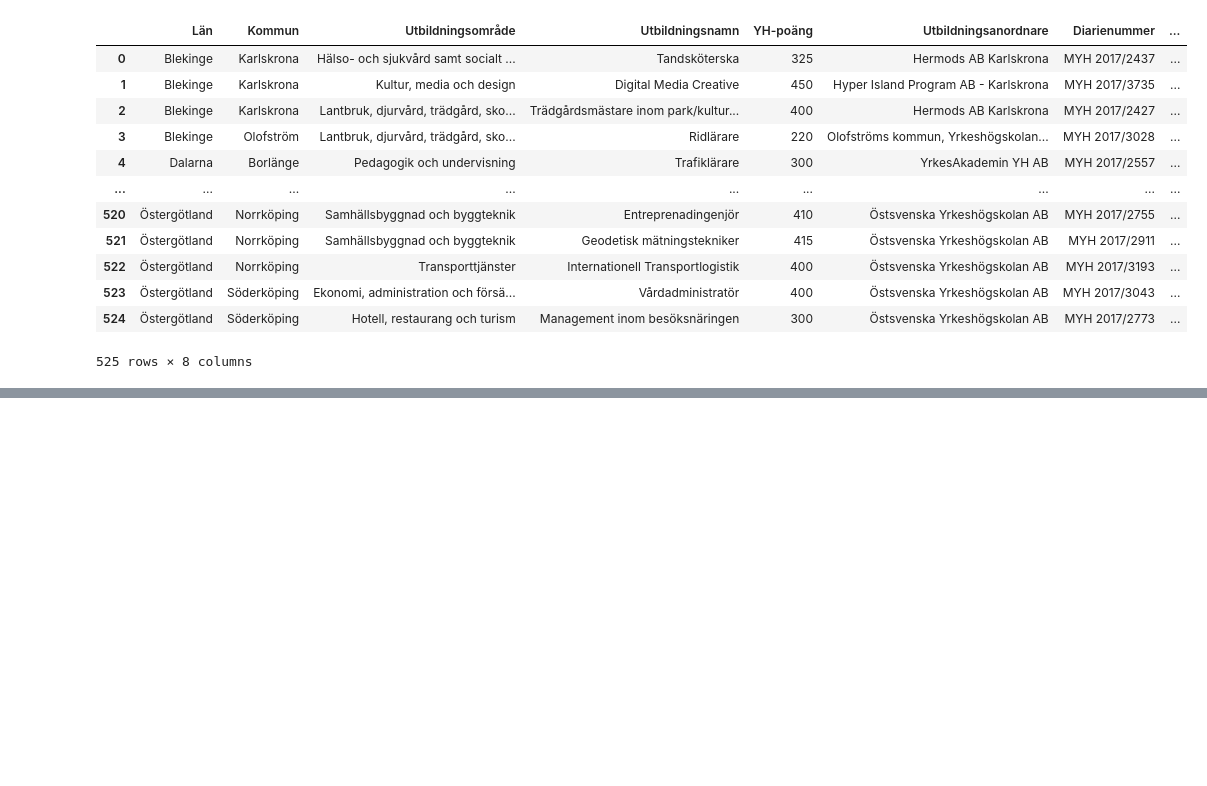
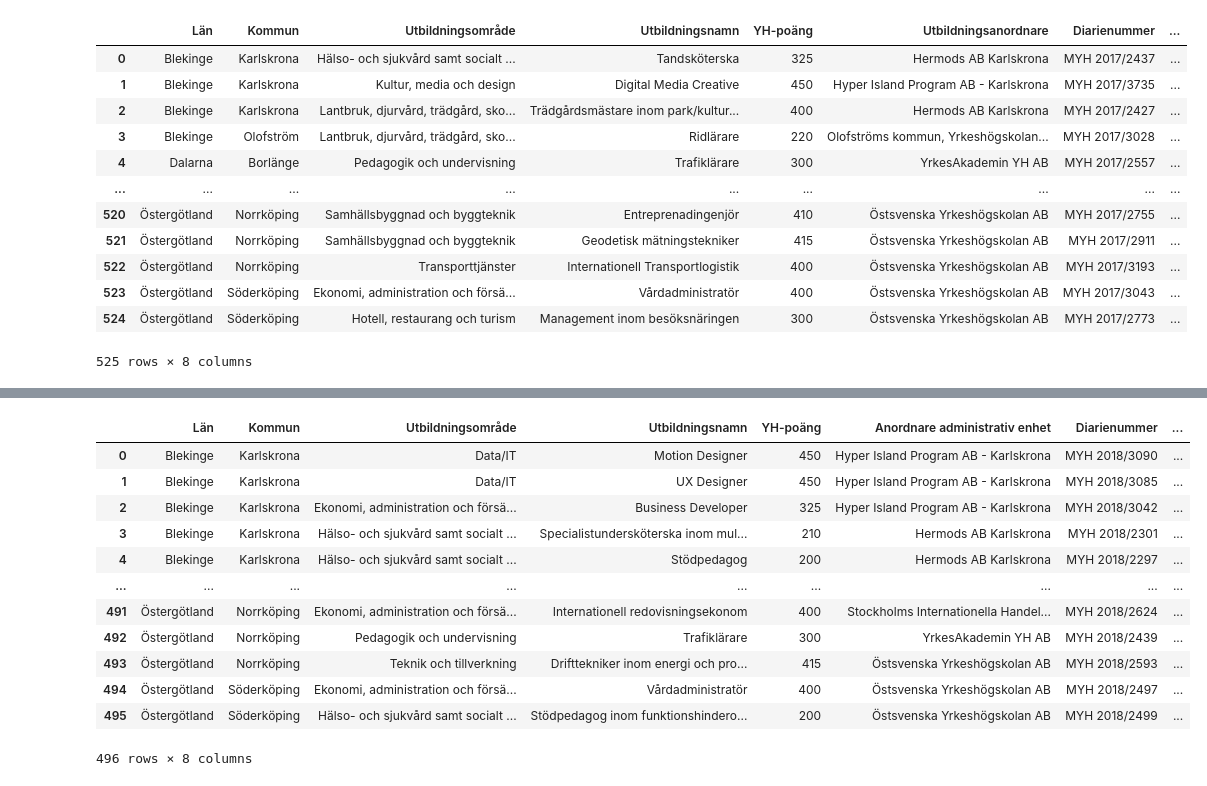
Before and after one commit to LAjoyan/EDA_Pandas, a Jupyter notebook: part_2/part_2.ipynb, the cells around one changed output, grey strips where cells are left out. Cells and saved outputs as stored; diff of their text form; code cells hidden in the pictures; blank space fills up the shorter version.

Commit message:
added 'year' column to 2018

```diff
--- a/part_2/part_2.ipynb
+++ b/part_2/part_2.ipynb
@@ -88,0 +107,17 @@ df2017
+# %%
+df2018['År'] = '2018'
+df2018
+# %% [output]
+|  | Län | Kommun | Utbildningsområde | Utbildningsnamn | YH-poäng | Anordnare administrativ enhet | Diarienummer | ... |
+| 0 | Blekinge | Karlskrona | Data/IT | Motion Designer | 450 | Hyper Island Program AB - Karlskrona | MYH 2018/3090 | ... |
+| 1 | Blekinge | Karlskrona | Data/IT | UX Designer | 450 | Hyper Island Program AB - Karlskrona | MYH 2018/3085 | ... |
+| 2 | Blekinge | Karlskrona | Ekonomi, administration och försä... | Business Developer | 325 | Hyper Island Program AB - Karlskrona | MYH 2018/3042 | ... |
+| 3 | Blekinge | Karlskrona | Hälso- och sjukvård samt socialt ... | Specialistundersköterska inom mul... | 210 | Hermods AB Karlskrona | MYH 2018/2301 | ... |
+| 4 | Blekinge | Karlskrona | Hälso- och sjukvård samt socialt ... | Stödpedagog | 200 | Hermods AB Karlskrona | MYH 2018/2297 | ... |
+| ... | ... | ... | ... | ... | ... | ... | ... | ... |
+| 491 | Östergötland | Norrköping | Ekonomi, administration och försä... | Internationell redovisningsekonom | 400 | Stockholms Internationella Handel... | MYH 2018/2624 | ... |
+| 492 | Östergötland | Norrköping | Pedagogik och undervisning | Trafiklärare | 300 | YrkesAkademin YH AB | MYH 2018/2439 | ... |
+| 493 | Östergötland | Norrköping | Teknik och tillverkning | Drifttekniker inom energi och pro... | 415 | Östsvenska Yrkeshögskolan AB | MYH 2018/2593 | ... |
+| 494 | Östergötland | Söderköping | Ekonomi, administration och försä... | Vårdadministratör | 400 | Östsvenska Yrkeshögskolan AB | MYH 2018/2497 | ... |
+| 495 | Östergötland | Söderköping | Hälso- och sjukvård samt socialt ... | Stödpedagog inom funktionshindero... | 200 | Östsvenska Yrkeshögskolan AB | MYH 2018/2499 | ... |
+496 rows × 8 columns
```
Also changed, not shown: parts of 2 cells of this notebook.
